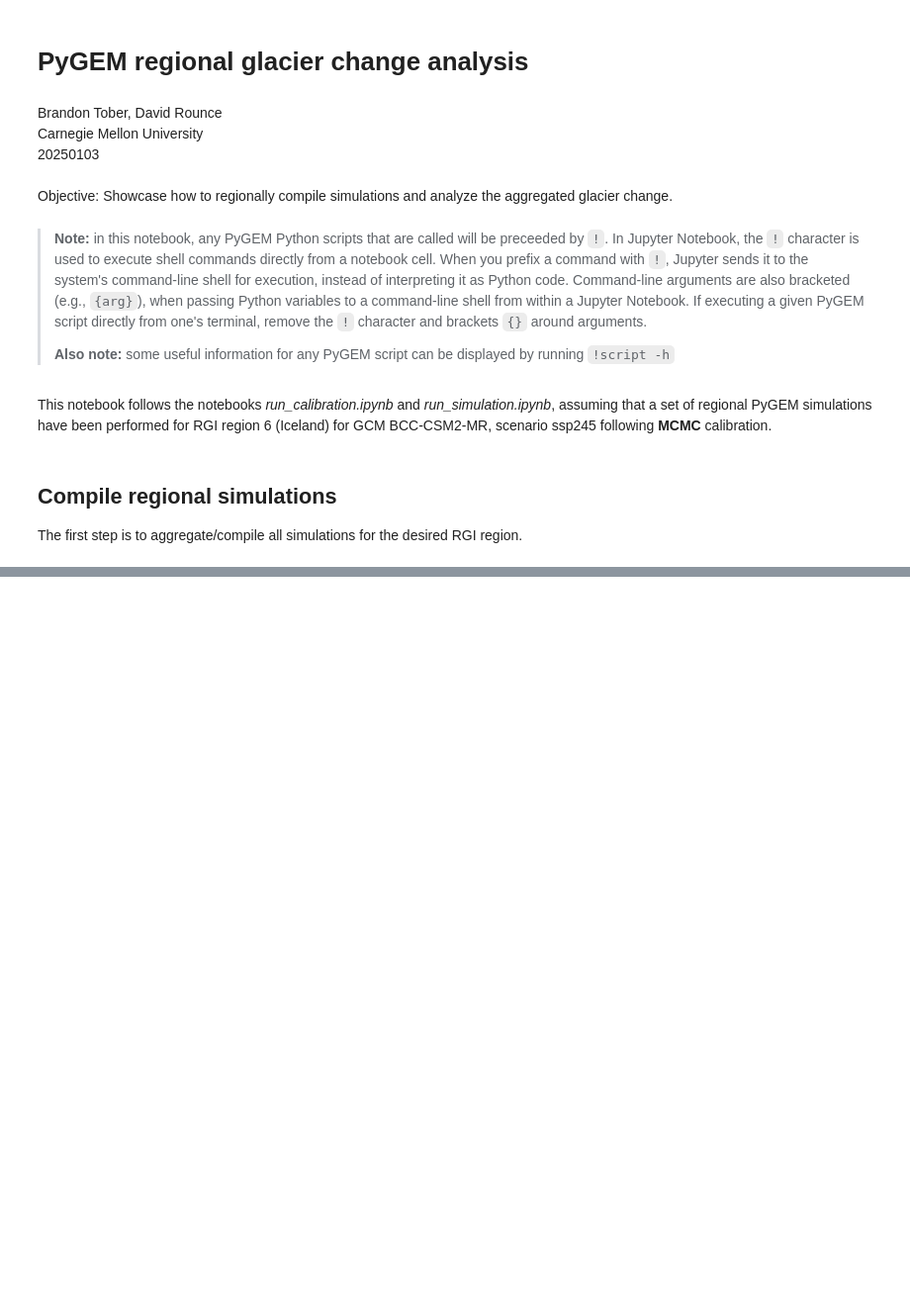
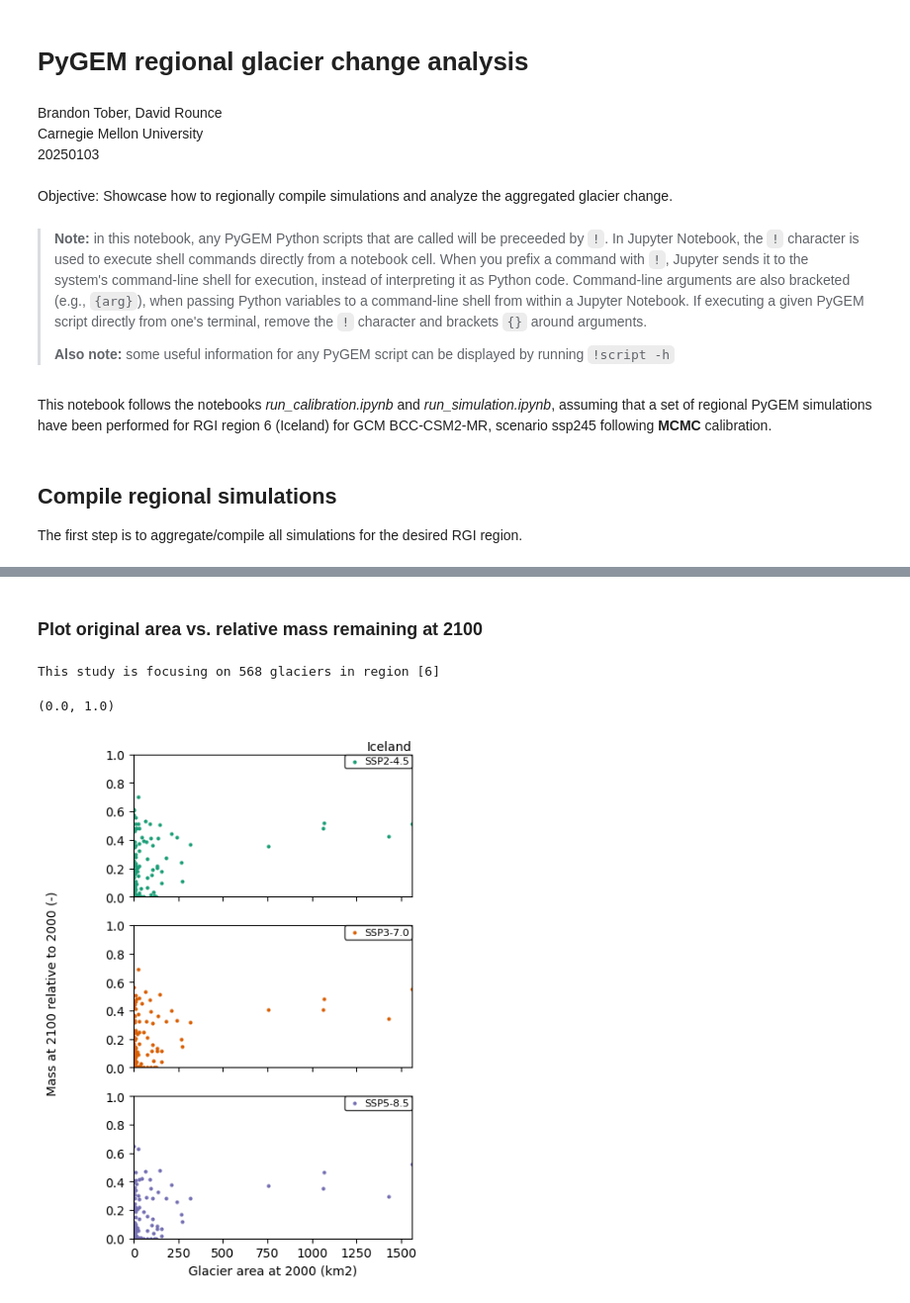
Before and after one commit to PyGEM-Community/PyGEM-notebooks, a Jupyter notebook: analyze_regional_change.ipynb, the cells around one changed output, grey strips where cells are left out. Shown at 99% size. Cells and saved outputs as stored; diff of their text form; code cells hidden in the pictures; blank space fills up the shorter version.

```diff
--- a/analyze_regional_change.ipynb
+++ b/analyze_regional_change.ipynb
@@ -57,0 +332,67 @@ Regional analysis can now be completed for the variables of interest.  Below we'
+# %% [markdown]
+### Plot original area vs. relative mass remaining at 2100
+# %%
+fig,ax = plt.subplots(3,figsize=(4,7),sharex=True,sharey=True)
+
+s=4 # scatter plot marker size
+
+# Dataset variable name
+ds_vn = ds_vn_dict['mass_annual']
+ds_fp = agg_path + '/' + ds_vn + '/' + str(region).zfill(2) + '/'
+
+# get rgi glacier table for region
+main_glac_rgi_all = modelsetup.selectglaciersrgitable(rgi_regionsO1=[region],
+                                                    rgi_regionsO2='all', rgi_glac_number='all',
+                                                    glac_no=None)
+rgiids = main_glac_rgi_all.RGIId.values.tolist()
+area = main_glac_rgi_all.Area
+
+# loop through scenarios
+for nscenario,ssp in enumerate(scenarios):
+    # instantiate list to hold area in case ds is not sorted by idx
+    area_ = []
+
+    ds_fns = glob.glob(ds_fp + 'R' + str(region).zfill(2) + '_glac_mass_annual_' + ssp + '*.nc')
+
+    if len(ds_fns)==0:
+        continue
+
+    # read in xarray dataset
+    ds = xr.open_dataset(ds_fns[0])
+    # take median values for each glacier across all climate models
+    ds_med = ds.median(dim='model')
+    # also sum to get total remaining mass
+    ds_med_sum = ds_med.sum(dim='glacier')
+
+    # get indices of timesteps of interest
+    idx0 = np.where(ds.time.values==2000)[0][0]
+    idx1 = np.where(ds.time.values==yoi)[0][0]
+
+    # get relative mass for each glacier
+    relative_mass_perglac = ds_med[ds_vn].isel(time=idx1).values / ds_med[ds_vn].isel(time=idx0).values
+
+    rgiids_ = ds.RGIId.values.tolist()
+    for id in rgiids_:
+        ind = rgiids.index(id)
+        area_.append(area[ind])
+
+    ax[nscenario].scatter(area_, relative_mass_perglac, label=scenario_namedict[ssp], color=scenario_colordict[ssp], s=s)
+
+    # hline at 1
+    ax[nscenario].axhline(y=1, c='k', ls=':', lw=.5)
+
+    ax[nscenario].legend(loc='upper right', fontsize=8, ncol=1, columnspacing=0.5, labelspacing=0.25,
+                handlelength=1.5, handletextpad=0.25, borderpad=.25, borderaxespad=0, edgecolor='k', frameon=True)
+
+ax[0].text(1, 1.01, rgi_reg_dict[region], size=10, horizontalalignment='right',
+            verticalalignment='bottom', transform=ax[0].transAxes)
+ax[0].text(-0.1, 0.5, f'Mass at {yoi} relative to 2000 (-)', size=10, horizontalalignment='center',
+            verticalalignment='center', rotation=90, transform=fig.transFigure)
+ax[-1].set_xlabel('Glacier area at 2000 (km2)')
+
+ax[0].set_xlim([0,max(area_)])
+ax[0].set_ylim([0,1])
+# %% [output]
+This study is focusing on 568 glaciers in region [6]
+(0.0, 1.0)
+[figure, added]
```
Also changed, not shown: parts of 16 cells of this notebook, 1 other file.
